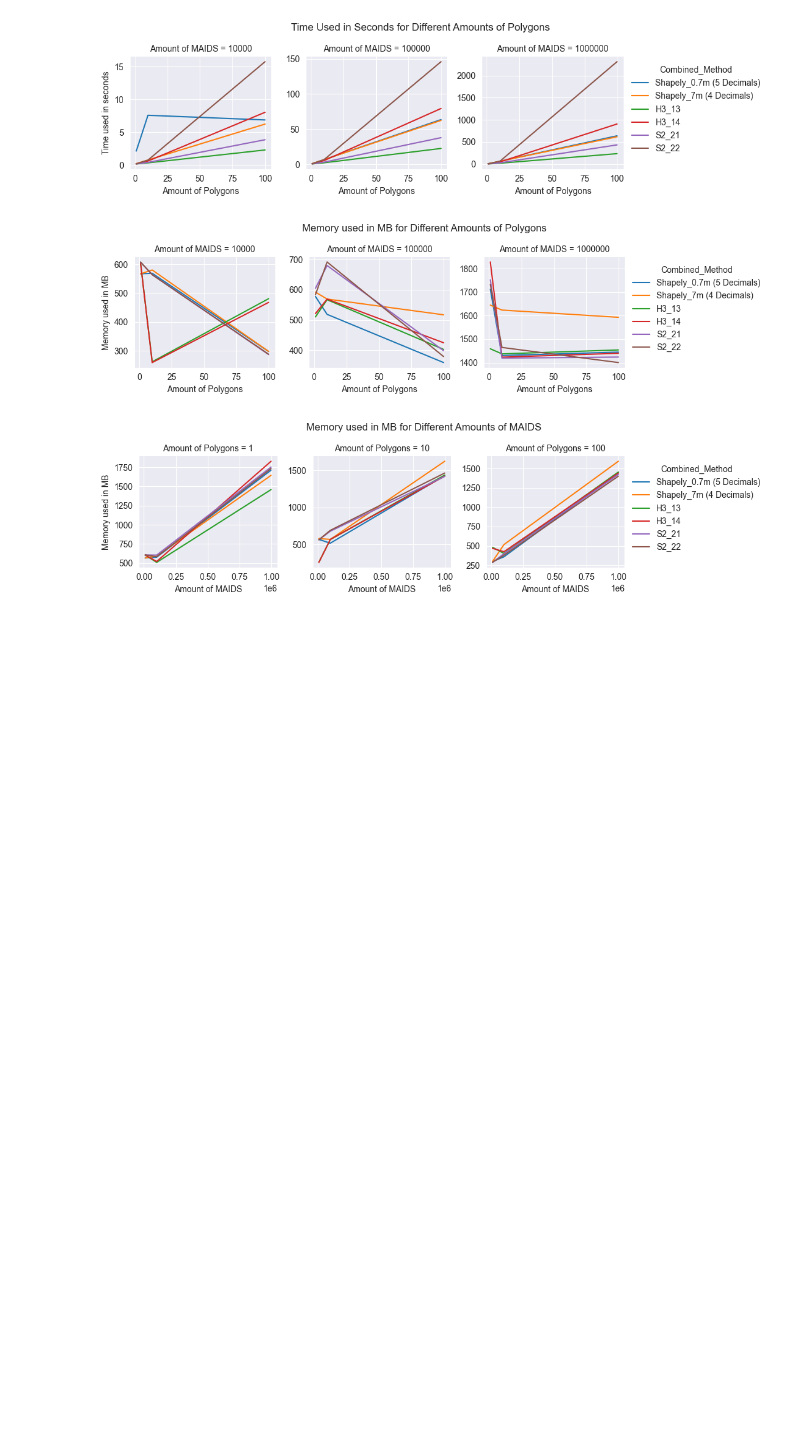
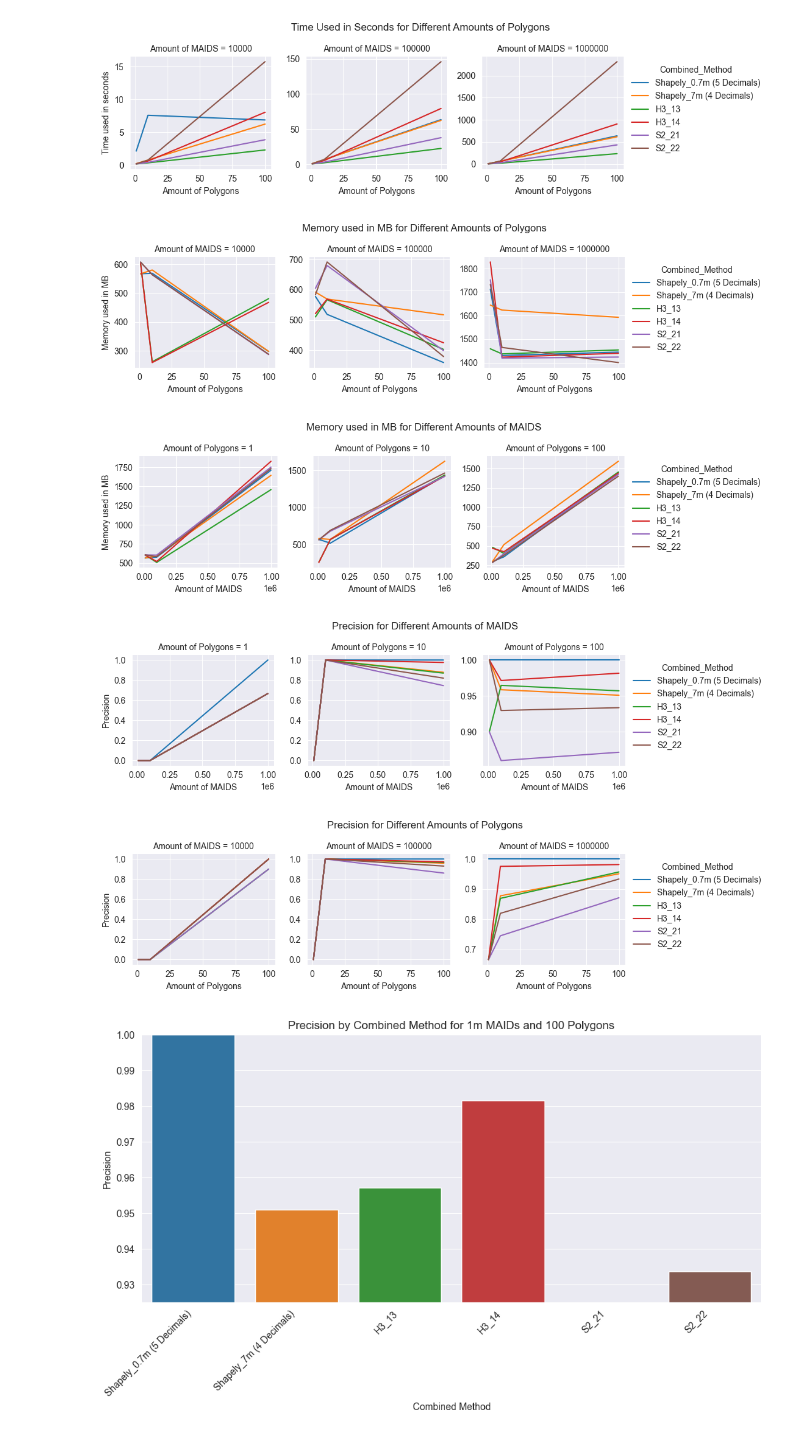
Before and after one commit to Ra1s1ng/master-point_in_poly, a Jupyter notebook: master_thesis.ipynb, the cells around one changed output. Drawn from its saved outputs; the diff is of its cells as text; code cells hidden in the pictures; blank space fills up the shorter version.

```diff
--- a/master_thesis.ipynb
+++ b/master_thesis.ipynb
@@ -3,7 +3,7 @@
 import seaborn as sns
 import matplotlib.pyplot as plt
 # %%
-df = pd.read_csv("data/Results_Master.csv")
+df = pd.read_csv("data/results.csv")
 
 
 df["Time used in seconds"] = pd.to_numeric(df["Time used in seconds"])
@@ -16,3 +16,7 @@ df["Time per Polygon"] = df["Time used in seconds"]/df["Amount of Polygons"]
 df["Time per MAID"] = df["Time used in seconds"]/df["Amount of MAIDS"]
 df["Memory per Polygon"] = df["Memory used in MB"]/df["Amount of Polygons"]
 df["Memory per MAID"] = df["Memory used in MB"]/df["Amount of MAIDS"]
+
+
+
+filtered_df = df[(df["Amount of MAIDS"] == 1000000) & (df["Amount of Polygons"] == 100)]
@@ -110,3 +135,34 @@ g.add_legend()
 plt.show()
 # %% [output]
 [figure]
+# %%
+poly_values = [1, 10, 100]
+g = sns.FacetGrid(df, col="Amount of Polygons", hue="Combined_Method", col_wrap=3, sharey=False)
+g.map(sns.lineplot, "Amount of MAIDS", "Precision")
+plt.subplots_adjust(top=0.8)
+g.fig.suptitle('Precision for Different Amounts of MAIDS')
+g.add_legend()
+plt.show()
+
+maids_values = [10000, 100000, 1000000]
+h = sns.FacetGrid(df, col="Amount of MAIDS", hue="Combined_Method", col_wrap=3, sharey=False)
+h.map(sns.lineplot, "Amount of Polygons", "Precision")
+plt.subplots_adjust(top=0.8)
+h.fig.suptitle('Precision for Different Amounts of Polygons')
+h.add_legend()
+
+plt.figure(figsize=(10, 6))
+sns.barplot(data=filtered_df, x="Combined_Method", y="Precision", hue="Combined_Method")
+
+# Set the y-axis limits
+plt.ylim(0.925, 1)
+plt.xlabel("Combined Method")
+plt.ylabel("Precision")
+plt.title("Precision by Combined Method for 1m MAIDs and 100 Polygons")
+plt.xticks(rotation=45, ha='right')
+plt.tight_layout()
+plt.show()
+# %% [output]
+[figure, added]
+[figure, added]
+[figure, added]
```
Also changed, not shown: parts of 9 cells of this notebook, 3 other files.
